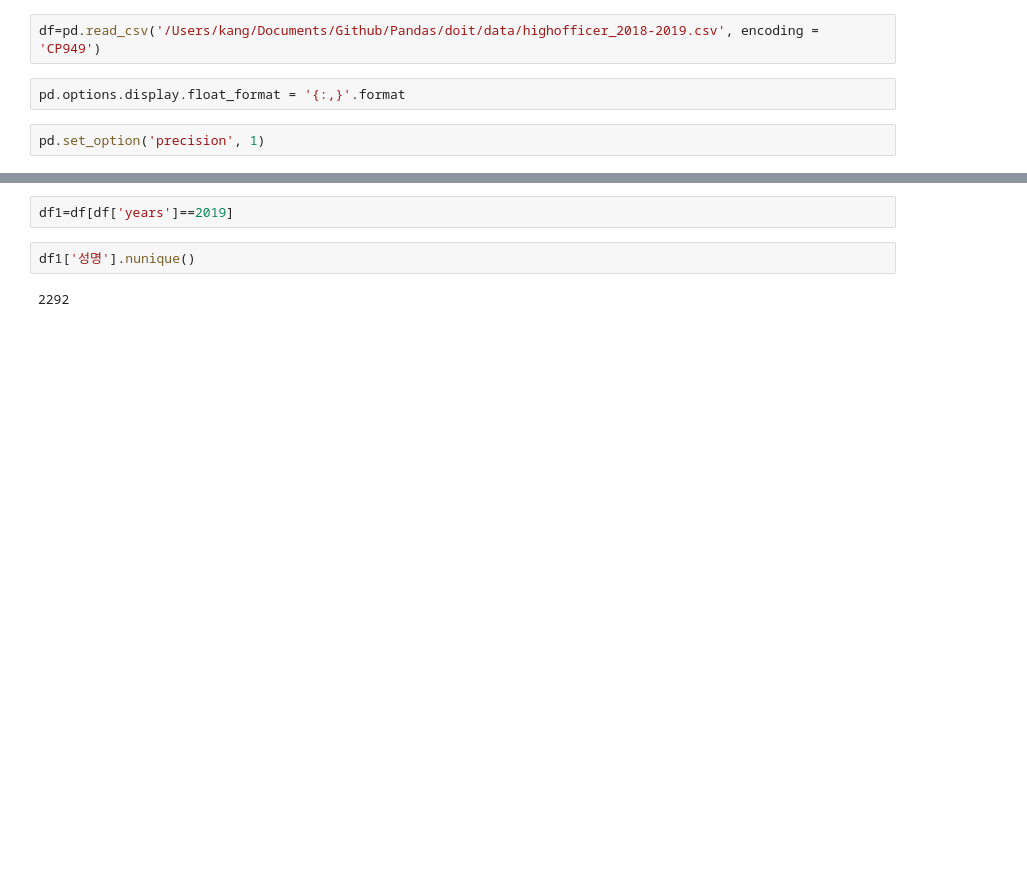
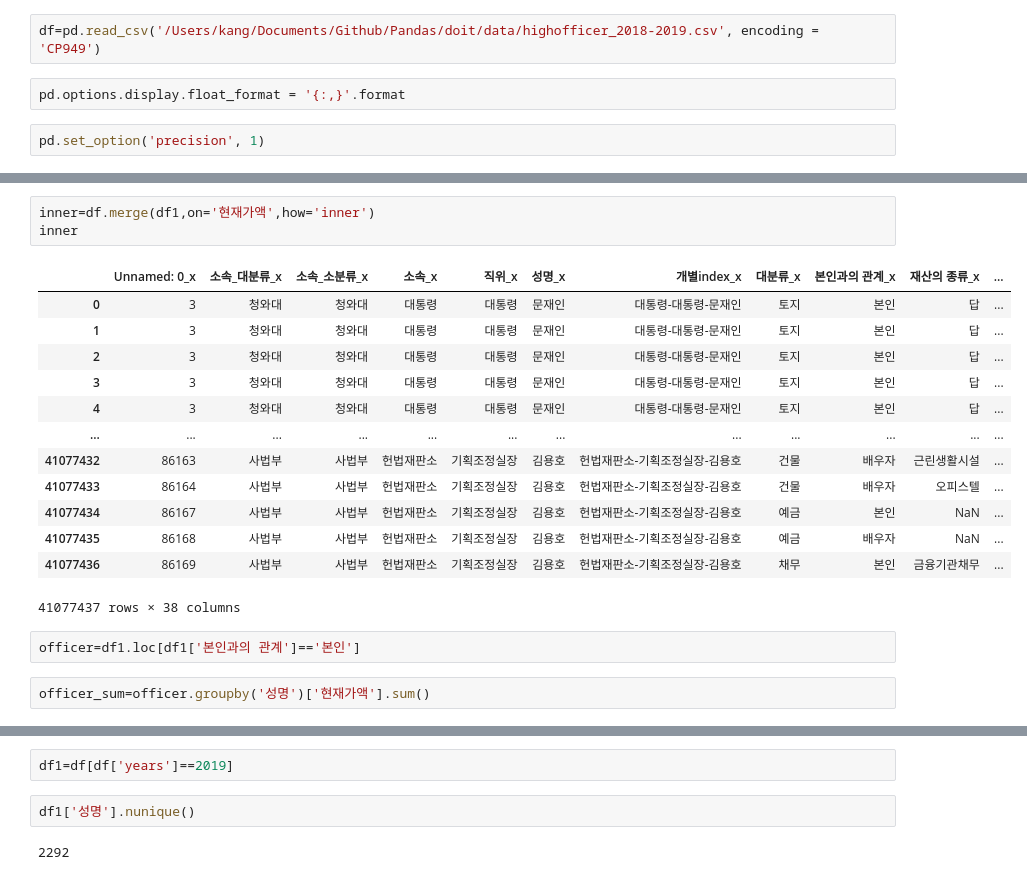
Before and after one commit to Suhhye-kang/Pandas, a Jupyter notebook: Exercise/lending/Highofficer.ipynb, the cells around one changed output, grey strips where cells are left out. Cells and saved outputs as stored; diff of their text form; blank space fills up the shorter version.

```diff
--- a/Exercise/lending/Highofficer.ipynb
+++ b/Exercise/lending/Highofficer.ipynb
@@ -17,0 +29,21 @@ df.head()
+# %%
+inner=df.merge(df1,on='현재가액',how='inner')
+inner
+# %% [output]
+|  | Unnamed: 0_x | 소속_대분류_x | 소속_소분류_x | 소속_x | 직위_x | 성명_x | 개별index_x | 대분류_x | 본인과의 관계_x | 재산의 종류_x | ... |
+| 0 | 3 | 청와대 | 청와대 | 대통령 | 대통령 | 문재인 | 대통령-대통령-문재인 | 토지 | 본인 | 답 | ... |
+| 1 | 3 | 청와대 | 청와대 | 대통령 | 대통령 | 문재인 | 대통령-대통령-문재인 | 토지 | 본인 | 답 | ... |
+| 2 | 3 | 청와대 | 청와대 | 대통령 | 대통령 | 문재인 | 대통령-대통령-문재인 | 토지 | 본인 | 답 | ... |
+| 3 | 3 | 청와대 | 청와대 | 대통령 | 대통령 | 문재인 | 대통령-대통령-문재인 | 토지 | 본인 | 답 | ... |
+| 4 | 3 | 청와대 | 청와대 | 대통령 | 대통령 | 문재인 | 대통령-대통령-문재인 | 토지 | 본인 | 답 | ... |
+| ... | ... | ... | ... | ... | ... | ... | ... | ... | ... | ... | ... |
+| 41077432 | 86163 | 사법부 | 사법부 | 헌법재판소 | 기획조정실장 | 김용호 | 헌법재판소-기획조정실장-김용호 | 건물 | 배우자 | 근린생활시설 | ... |
+| 41077433 | 86164 | 사법부 | 사법부 | 헌법재판소 | 기획조정실장 | 김용호 | 헌법재판소-기획조정실장-김용호 | 건물 | 배우자 | 오피스텔 | ... |
+| 41077434 | 86167 | 사법부 | 사법부 | 헌법재판소 | 기획조정실장 | 김용호 | 헌법재판소-기획조정실장-김용호 | 예금 | 본인 | NaN | ... |
+| 41077435 | 86168 | 사법부 | 사법부 | 헌법재판소 | 기획조정실장 | 김용호 | 헌법재판소-기획조정실장-김용호 | 예금 | 배우자 | NaN | ... |
+| 41077436 | 86169 | 사법부 | 사법부 | 헌법재판소 | 기획조정실장 | 김용호 | 헌법재판소-기획조정실장-김용호 | 채무 | 본인 | 금융기관채무 | ... |
+41077437 rows × 38 columns
+# %%
+officer=df1.loc[df1['본인과의 관계']=='본인']
+# %%
+officer_sum=officer.groupby('성명')['현재가액'].sum()
```
Also changed, not shown: parts of 61 cells of this notebook, 2 other files.
